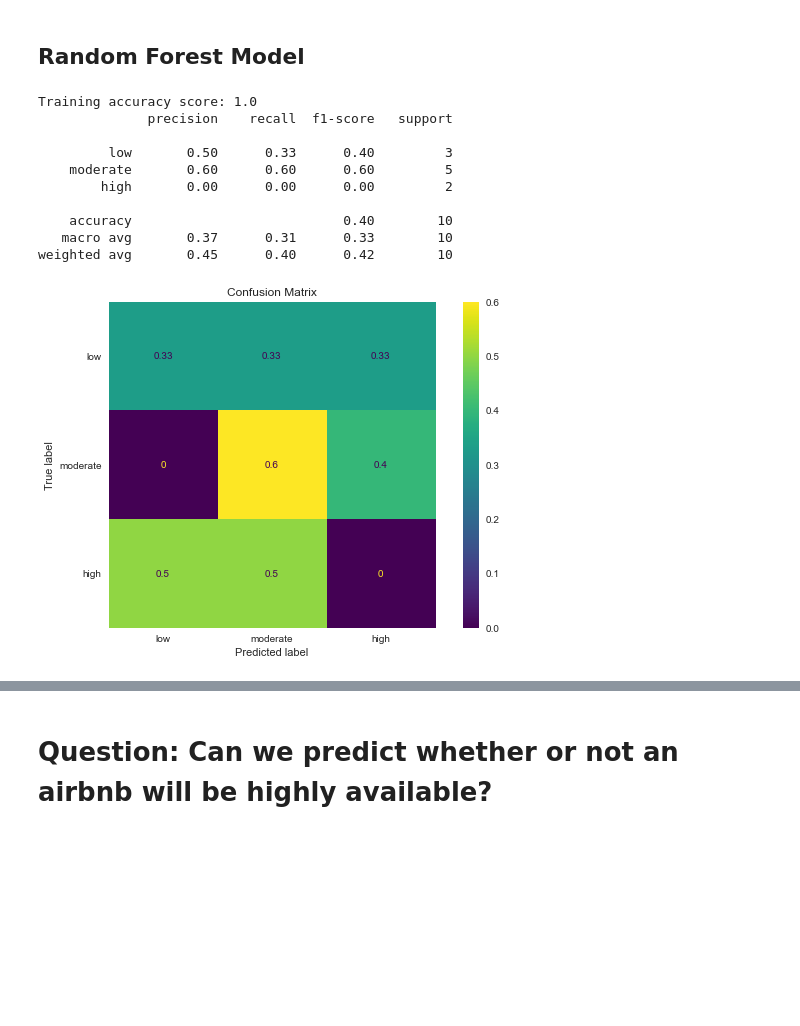
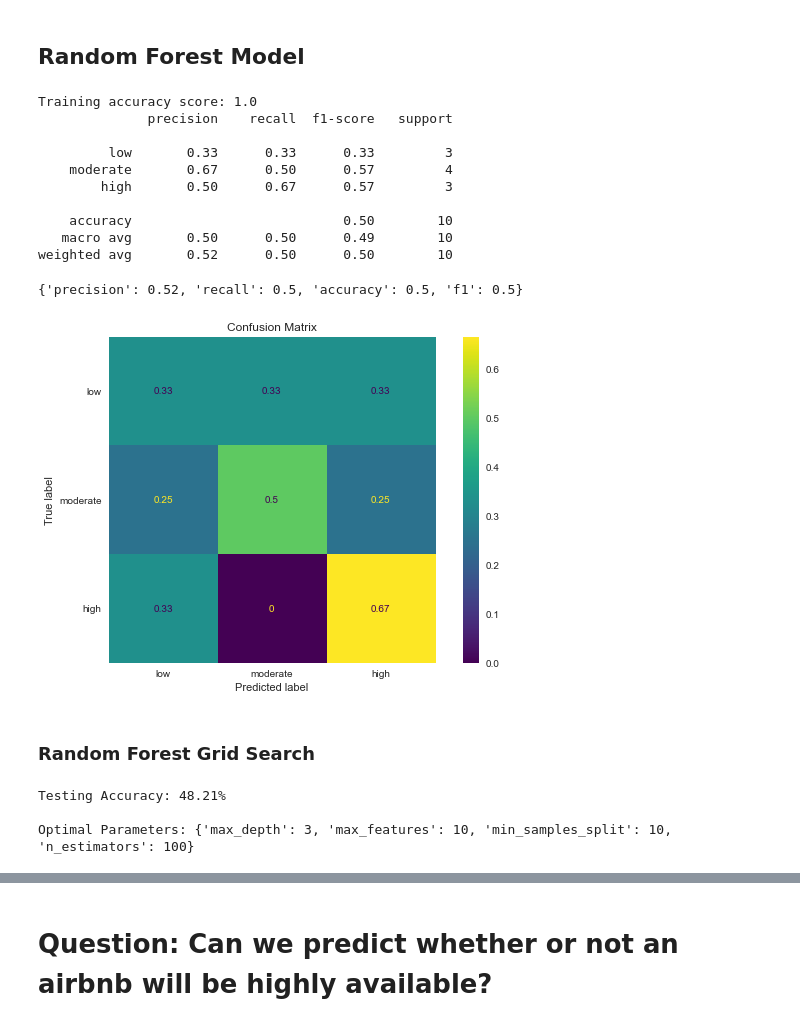
Before and after one commit to Sammyknee/nashville_airbnb_housing, a Jupyter notebook: Classification_EDA.ipynb, the cells around one changed output, grey strips where cells are left out. Drawn from its saved outputs; the diff is of its cells as text; code cells hidden in the pictures; blank space fills up the shorter version.

```diff
--- a/Classification_EDA.ipynb
+++ b/Classification_EDA.ipynb
@@ -439,7 +447,7 @@ def get_scores(y_test, y_hat_test):
            'f1': round(f1_score(y_test, y_hat_test,average='weighted'),2)}
     return scores_dict
 # %%
-def run_model(model):
+def run_model(model, X_train, y_train, X_test, y_test):
 
     # fit model
     model.fit(X_train, y_train)
@@ -544,0 +522,3 @@ weighted avg       0.39      0.30      0.33        10
+# %%
+tree_baseline = DecisionTreeClassifier(random_state=5)
+run_model(tree_baseline, X_train, y_train, X_test, y_test)
@@ -578,0 +553,16 @@ plot_top_10_features(tree_baseline, 'Decision Tree')
+# %%
+from sklearn.model_selection import GridSearchCV
+
+clf = DecisionTreeClassifier()
+
+param_grid = {
+    'criterion': ['gini', 'entropy'],
+    'max_depth': [3,5,10],
+    'min_samples_split': [5,10,20],
+    'min_samples_leaf': [0.1, 0.3, 0.5]
+}
+
+grid_tree = GridSearchCV(clf, param_grid, cv=3)
+grid_tree.fit(X_train, y_train)
+
+grid_tree.best_params_
@@ -578,0 +574,7 @@ plot_top_10_features(tree_baseline, 'Decision Tree')
+# %%
+new_tree = DecisionTreeClassifier(criterion = grid_tree.best_params_['criterion'],
+                                   max_depth = grid_tree.best_params_['max_depth'],
+                                   min_samples_split = grid_tree.best_params_['min_samples_split'],
+                                   min_samples_leaf = grid_tree.best_params_['min_samples_leaf'],
+                                 random_state=5)
+run_model(new_tree, X_train, y_train, X_test, y_test)
@@ -579,17 +594,20 @@ plot_top_10_features(tree_baseline, 'Decision Tree')
 # %% [markdown]
 ## Random Forest Model
 # %%
-forest = RandomForestClassifier()
-forest_scores = run_model(forest)
+forest = RandomForestClassifier(random_state=8)
+run_model(forest, X_train, y_train, X_test, y_test)
 # %% [output]
 Training accuracy score: 1.0
               precision    recall  f1-score   support
 
-         low       0.50      0.33      0.40         3
-    moderate       0.60      0.60      0.60         5
-        high       0.00      0.00      0.00         2
+         low       0.33      0.33      0.33         3
+    moderate       0.67      0.50      0.57         4
+        high       0.50      0.67      0.57         3
 
-    accuracy                           0.40        10
-   macro avg       0.37      0.31      0.33        10
-weighted avg       0.45      0.40      0.42        10
+    accuracy                           0.50        10
+   macro avg       0.50      0.50      0.49        10
+weighted avg       0.52      0.50      0.50        10
+{'precision': 0.52, 'recall': 0.5, 'accuracy': 0.5, 'f1': 0.5}
-[figure, old version]
+[figure, new version]
+# %% [markdown]
+### Random Forest Grid Search
@@ -595,0 +621,11 @@ weighted avg       0.45      0.40      0.42        10
+# %%
+rf_grid_search = GridSearchCV(forest, rf_param_grid, cv=3)
+rf_grid_search.fit(X_train, y_train)
+
+print(f"Testing Accuracy: {rf_grid_search.best_score_ :.2%}")
+print("")
+print(f"Optimal Parameters: {rf_grid_search.best_params_}")
+# %% [output]
+Testing Accuracy: 48.21%
+
+Optimal Parameters: {'max_depth': 3, 'max_features': 10, 'min_samples_split': 10, 'n_estimators': 100}
```
Also changed, not shown: parts of 79 cells of this notebook, 8 other files.
